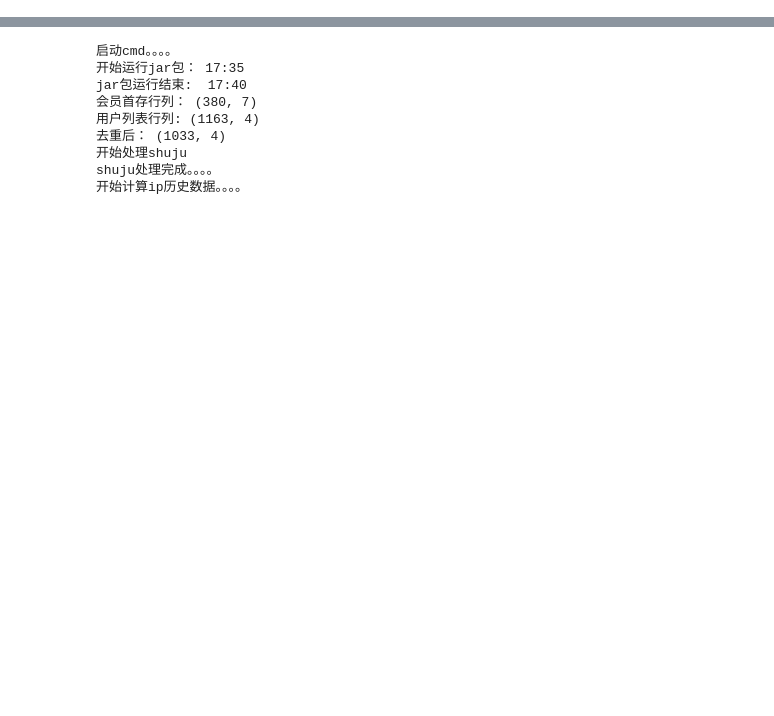
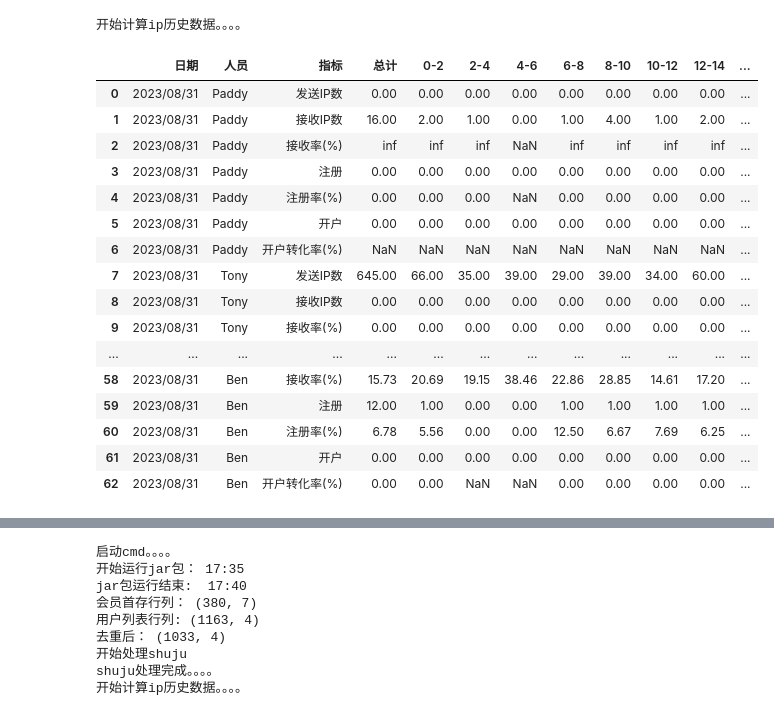
Before and after one commit to Marquis0065/project202308285, a Jupyter notebook: Bsport/TEST_/test1.ipynb, the cells around one changed output, grey strips where cells are left out. Drawn from its saved outputs; the diff is of its cells as text; code cells hidden in the pictures; blank space fills up the shorter version.

```diff
--- a/Bsport/TEST_/test1.ipynb
+++ b/Bsport/TEST_/test1.ipynb
@@ -0,0 +383,7 @@
+# %%
+his_data=his_data[:-1]
+# %%
+his_data['日期']= pd.to_datetime(his_data['日期'])
+# %%
+be_data = his_data[his_data['日期']==(shuju['日期'][0]+datetime.timedelta(days=-1))][:-1]
+be_data
@@ -0,0 +488,73 @@
+# %%
+# 开始计算ip历史数据
+print('开始计算ip历史数据。。。。')
+
+dic_ip ={'日期':(datetime.datetime.now()+datetime.timedelta(days=day)).strftime('%Y/%m/%d'),
+         '人员':[i for i in ['Paddy', 'Tony', 'Max', 'Martin', 'Zed', 'Hugo', 'Aber', 'DK', 'Ben'] for j in range(7)],'指标':['发送IP数','接收IP数','接收率(%)','注册','注册率(%)','开户','开户转化率(%)']*9, '总计':0, '0-2':0, '2-4':0, '4-6':0, '6-8':0, '8-10':0, '10-12':0, '12-14':0, '14-16':0, '16-18':0, '18-20':0, '20-22':0, '22-24':0}
+ip_data = pd.DataFrame(dic_ip)
+user['注册时间']=pd.to_datetime(user['注册时间'])
+hour_user= pd.merge(user,daili,how = 'left',left_on='代理',right_on='代理线')
+hour_user['小时数']= hour_user['注册时间'].dt.hour
+hour_user['seo变化数据团队'] = hour_user['seo变化数据团队'].str.lower()
+firChargeUser['注册时间']=pd.to_datetime(firChargeUser['注册时间'])
+hour_charge = pd.merge(firChargeUser,daili,how='left',left_on='所属代理',right_on='代理线')
+hour_charge['小时数']= hour_charge['注册时间'].dt.hour
+hour_charge['seo变化数据团队'] = hour_charge['seo变化数据团队'].str.lower()
+
+data_2_today['PV'] = pd.to_numeric(data_2_today['PV'],errors='coerce',downcast='integer')
+data_2_today['UV'] = pd.to_numeric(data_2_today['UV'],errors='coerce',downcast='integer')
+data_2_today['IP'] = pd.to_numeric(data_2_today['IP'],errors='coerce',downcast='integer')
+
+# 循环方式
+name_list = ['Martin','Paddy', 'Tony', 'Max',  'Zed', 'Hugo', 'Aber', 'DK', 'Ben']
+hour_list = ['0-2', '2-4', '4-6', '6-8', '8-10', '10-12', '12-14', '14-16', '16-18', '18-20', '20-22', '22-24']
+web_dic={'Martin':['redquan.com','martin.bty'],
+         'Paddy':['paddy.com','paddy.bty'],
+         'Tony':['tonyb.com','tony.bty'],
+         'Max':['mulu.com','max.bty'],
+         'Zed':['zed.com','zed.bty'],
+         'Hugo':['hugo.com','hugo.bty'],
+         'Aber':['aber.com','aber.bty'],
+         'DK':['dk.com','dk.bty'],
+         'Ben':['ben.com','ben.bty']}
+
+for name in name_list:
+    for h in hour_list:
+        if name in ['Tony', 'Aber', 'DK', 'Ben']:
+            ip_data.loc[(ip_data['人员'] ==name) & (ip_data['指标']=='发送IP数'),h] =data_2_today[data_2_today['网站名(domain)'].str.contains(web_dic[name][0])&(data_2_today['时间']>=int(h.split('-')[0])) & (data_2_today['时间']<int(h.split('-')[1]))]['IP'].sum() // 2
+        else:
+            ip_data.loc[(ip_data['人员']==name) & (ip_data['指标']=='发送IP数'),h] =data_2_today[data_2_today['网站名(domain)'].str.contains(web_dic[name][0])&(data_2_today['时间']>=int(h.split('-')[0])) & (data_2_today['时间']<int(h.split('-')[1]))]['IP'].sum()
+        ip_data.loc[(ip_data['人员']==name) & (ip_data['指标']=='接收IP数'),h] =data_2_today[data_2_today['网站名(domain)'].str.contains(web_dic[name][1])&(data_2_today['时间']>=int(h.split('-')[0])) & (data_2_today['时间']<int(h.split('-')[1]))]['IP'].sum()
+        ip_data.loc[(ip_data['人员']==name) & (ip_data['指标']=='注册'),h] =len(hour_user[(hour_user['seo变化数据团队']==name.lower()) & (hour_user['小时数']>=int(h.split('-')[0]))& (hour_user['小时数']<int(h.split('-')[1]))])
+        ip_data.loc[(ip_data['人员']==name) & (ip_data['指标']=='注册率(%)'),h]=round(len(hour_user[(hour_user['seo变化数据团队']==name.lower()) & (hour_user['小时数']>=int(h.split('-')[0]))& (hour_user['小时数']<int(h.split('-')[1]))])/ip_data.loc[(ip_data['人员']==name) & (ip_data['指标']=='接收IP数'),h].iloc[0]*100,2)
+        ip_data.loc[(ip_data['人员']==name) & (ip_data['指标']=='开户'),h] =len(hour_charge[(hour_charge['seo变化数据团队']==name.lower()) & (hour_charge['小时数']>=int(h.split('-')[0]))& (hour_charge['小时数']<int(h.split('-')[1]))])
+        ip_data.loc[(ip_data['人员']==name) & (ip_data['指标']=='开户转化率(%)'),h]=round(len(hour_charge[(hour_charge['seo变化数据团队']==name.lower()) & (hour_charge['小时数']>=int(h.split('-')[0]))& (hour_charge['小时数']<int(h.split('-')[1]))])/ip_data.loc[(ip_data['人员']==name) & (ip_data['指标']=='注册'),h].iloc[0]*100,2)
+        ip_data.loc[(ip_data['人员']==name) & (ip_data['指标']=='接收率(%)'),h] =round(ip_data.loc[(ip_data['人员']==name) & (ip_data['指标']=='接收IP数'),h].iloc[0] / ip_data.loc[(ip_data['人员']==name) & (ip_data['指标']=='发送IP数'),h].iloc[0]*100,2)
+
+    ip_data.loc[(ip_data['人员']==name) & (ip_data['指标']=='发送IP数'),'总计'] =ip_data.loc[(ip_data['人员']==name) & (ip_data['指标']=='发送IP数'),'0-2':].T.sum()
+    ip_data.loc[(ip_data['人员']==name) & (ip_data['指标']=='接收IP数'),'总计'] =ip_data.loc[(ip_data['人员']==name) & (ip_data['指标']=='接收IP数'),'0-2':].T.sum()
+    ip_data.loc[(ip_data['人员']==name) & (ip_data['指标']=='注册'),'总计'] =ip_data.loc[(ip_data['人员']==name) & (ip_data['指标']=='注册'),'0-2':].T.sum()
+    ip_data.loc[(ip_data['人员']==name) & (ip_data['指标']=='开户'),'总计'] =ip_data.loc[(ip_data['人员']==name) & (ip_data['指标']=='开户'),'0-2':].T.sum()
+    ip_data.loc[(ip_data['人员']==name) & (ip_data['指标']=='开户转化率(%)'),'总计'] =round(ip_data.loc[(ip_data['人员']==name) & (ip_data['指标']=='开户'),'总计'].iloc[0] / ip_data.loc[(ip_data['人员']==name) & (ip_data['指标']=='注册'),'总计'].iloc[0]*100,2)
+    ip_data.loc[(ip_data['人员']==name) & (ip_data['指标']=='注册率(%)'),'总计'] =round(ip_data.loc[(ip_data['人员']==name) & (ip_data['指标']=='注册'),'总计'].iloc[0] / ip_data.loc[(ip_data['人员']==name) & (ip_data['指标']=='接收IP数'),'总计'].iloc[0]*100,2)
+    ip_data.loc[(ip_data['人员']==name) & (ip_data['指标']=='接收率(%)'),'总计'] =round(ip_data.loc[(ip_data['人员']==name) & (ip_data['指标']=='接收IP数'),'总计'].iloc[0] / ip_data.loc[(ip_data['人员']==name) & (ip_data['指标']=='发送IP数'),'总计'].iloc[0]*100,2)
+ip_data
+# %% [output]
+开始计算ip历史数据。。。。
+|  | 日期 | 人员 | 指标 | 总计 | 0-2 | 2-4 | 4-6 | 6-8 | 8-10 | 10-12 | 12-14 | ... |
+| 0 | 2023/08/31 | Paddy | 发送IP数 | 0.00 | 0.00 | 0.00 | 0.00 | 0.00 | 0.00 | 0.00 | 0.00 | ... |
+| 1 | 2023/08/31 | Paddy | 接收IP数 | 16.00 | 2.00 | 1.00 | 0.00 | 1.00 | 4.00 | 1.00 | 2.00 | ... |
+| 2 | 2023/08/31 | Paddy | 接收率(%) | inf | inf | inf | NaN | inf | inf | inf | inf | ... |
+| 3 | 2023/08/31 | Paddy | 注册 | 0.00 | 0.00 | 0.00 | 0.00 | 0.00 | 0.00 | 0.00 | 0.00 | ... |
+| 4 | 2023/08/31 | Paddy | 注册率(%) | 0.00 | 0.00 | 0.00 | NaN | 0.00 | 0.00 | 0.00 | 0.00 | ... |
+| 5 | 2023/08/31 | Paddy | 开户 | 0.00 | 0.00 | 0.00 | 0.00 | 0.00 | 0.00 | 0.00 | 0.00 | ... |
+| 6 | 2023/08/31 | Paddy | 开户转化率(%) | NaN | NaN | NaN | NaN | NaN | NaN | NaN | NaN | ... |
+| 7 | 2023/08/31 | Tony | 发送IP数 | 645.00 | 66.00 | 35.00 | 39.00 | 29.00 | 39.00 | 34.00 | 60.00 | ... |
+| 8 | 2023/08/31 | Tony | 接收IP数 | 0.00 | 0.00 | 0.00 | 0.00 | 0.00 | 0.00 | 0.00 | 0.00 | ... |
+| 9 | 2023/08/31 | Tony | 接收率(%) | 0.00 | 0.00 | 0.00 | 0.00 | 0.00 | 0.00 | 0.00 | 0.00 | ... |
+| ... | ... | ... | ... | ... | ... | ... | ... | ... | ... | ... | ... | ... |
+| 58 | 2023/08/31 | Ben | 接收率(%) | 15.73 | 20.69 | 19.15 | 38.46 | 22.86 | 28.85 | 14.61 | 17.20 | ... |
+| 59 | 2023/08/31 | Ben | 注册 | 12.00 | 1.00 | 0.00 | 0.00 | 1.00 | 1.00 | 1.00 | 1.00 | ... |
+| 60 | 2023/08/31 | Ben | 注册率(%) | 6.78 | 5.56 | 0.00 | 0.00 | 12.50 | 6.67 | 7.69 | 6.25 | ... |
+| 61 | 2023/08/31 | Ben | 开户 | 0.00 | 0.00 | 0.00 | 0.00 | 0.00 | 0.00 | 0.00 | 0.00 | ... |
+| 62 | 2023/08/31 | Ben | 开户转化率(%) | 0.00 | 0.00 | NaN | NaN | 0.00 | 0.00 | 0.00 | 0.00 | ... |
```
Also changed, not shown: parts of 9 cells of this notebook, 8 other files.
